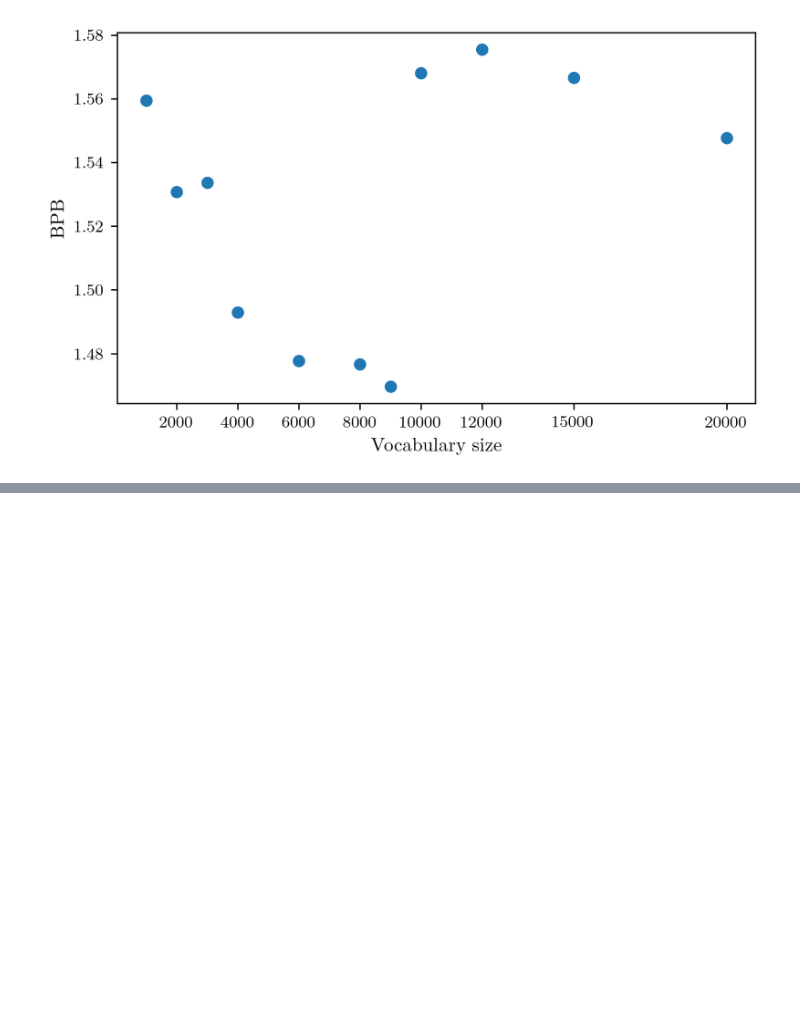
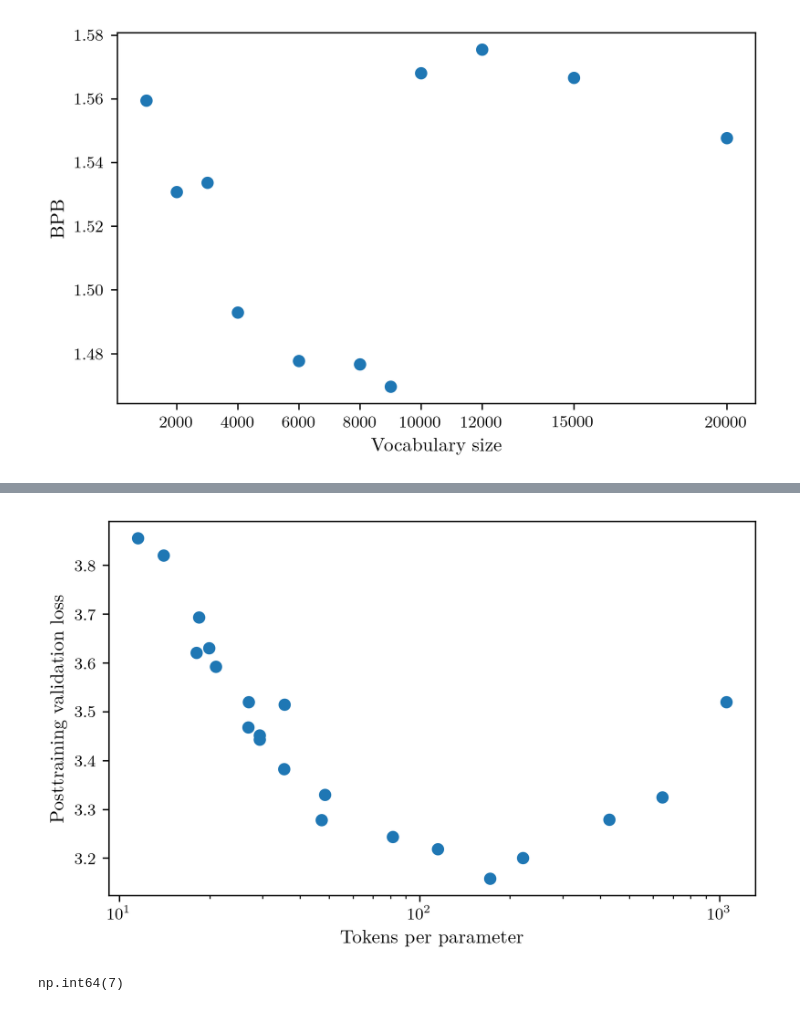
Before and after one commit to samasutherland/little-language-models, a Jupyter notebook: notebooks/explore_learning_rates.ipynb, the cells around one changed output, grey strips where cells are left out. Saved outputs shown, nothing was run; the diff lists cells and outputs as text; code cells hidden in the pictures; blank space fills up the shorter version.

```diff
--- a/notebooks/explore_learning_rates.ipynb
+++ b/notebooks/explore_learning_rates.ipynb
@@ -237,0 +235,17 @@ plt.savefig("figures/vocab_sweep.png")
+# %%
+plot_df = single_metrics_df[single_metrics_df["experiment"] == "tokens_per_parameter_search"].dropna(subset=["tokens_per_parameter", "posttraining_validation_loss"])
+plot_df = plot_df[plot_df["posttraining_validation_loss"] != plot_df["posttraining_validation_loss"].max()]
+
+fig, ax = plt.subplots(figsize=big_fig)
+ax.scatter(plot_df["tokens_per_parameter"], plot_df["posttraining_validation_loss"])
+ax.set_xlabel("Tokens per parameter")
+ax.set_ylabel("Posttraining validation loss")
+ax.set_xscale("log")
+plt.tight_layout()
+plt.savefig("figures/posttraining_validation_loss_vs_tokens_per_parameter.png")
+# %% [output]
+[figure, added]
+# %%
+plot_df["posttraining_validation_loss"].argmax()
+# %% [output]
+np.int64(7)
```
Also changed, not shown: parts of 7 cells of this notebook, 2 other files.
